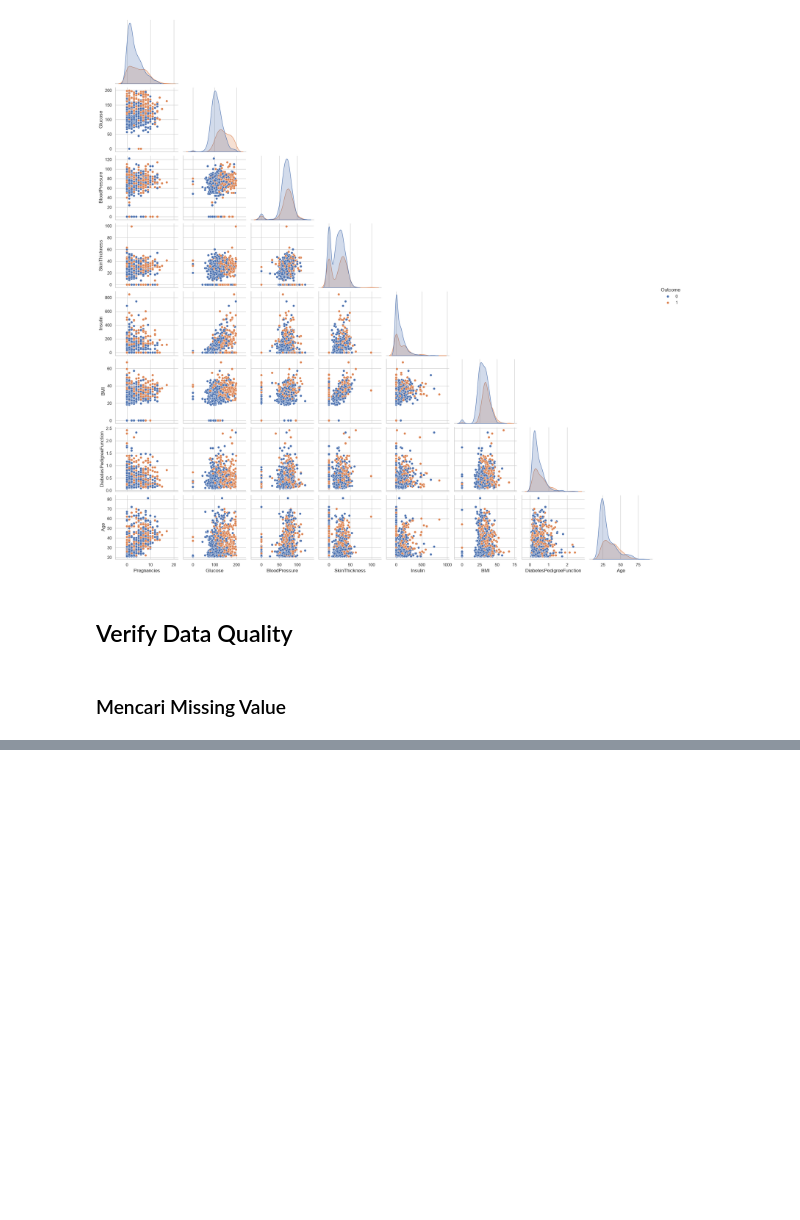
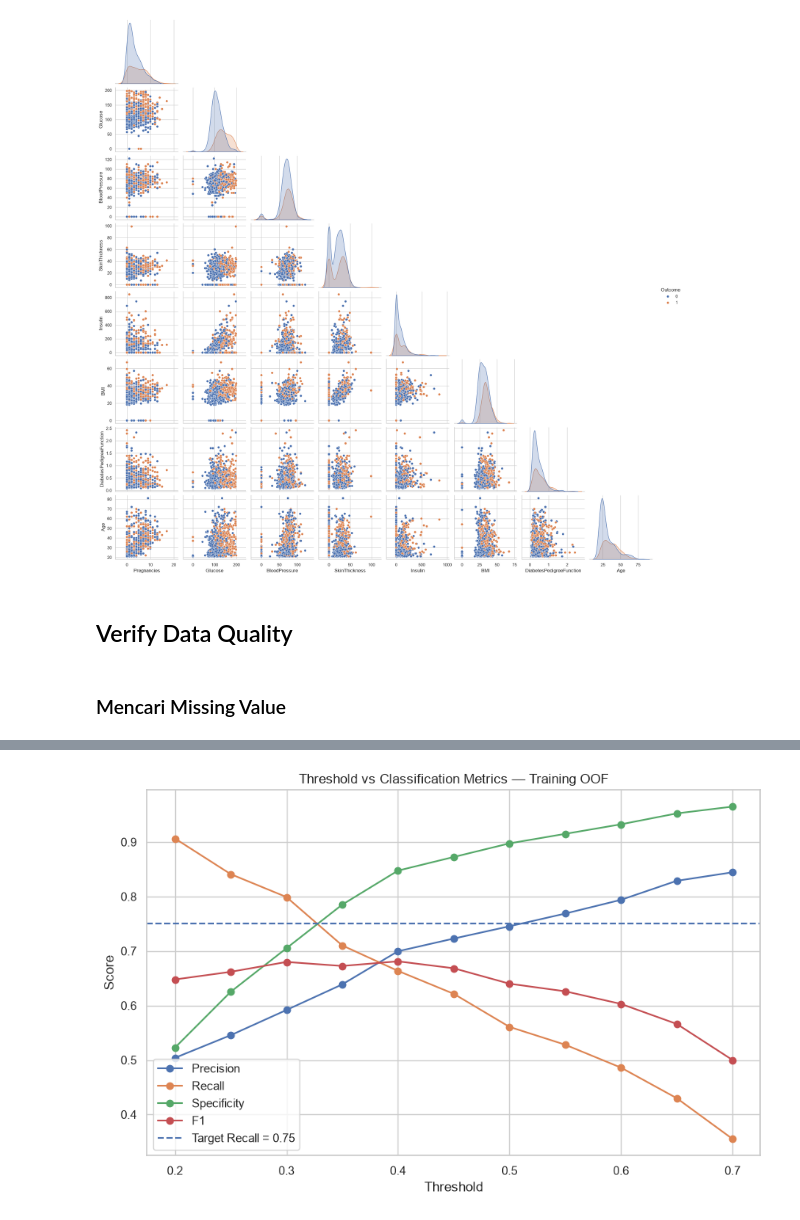
Before and after one commit to pinzii-maz/Prediksi-Risiko-Diabetes, a Jupyter notebook: Belajar Logistik Regresi.ipynb, the cells around one changed output, grey strips where cells are left out. Drawn from its saved outputs; the diff is of its cells as text; code cells hidden in the pictures; blank space fills up the shorter version.

Commit message:
Memperbaiki modeling dan evaluasi modeling

```diff
--- a/Belajar Logistik Regresi.ipynb
+++ b/Belajar Logistik Regresi.ipynb
@@ -1080,0 +333,8 @@ Tidak Diabetes       0.87      0.68      0.76       100
+# %%
+X = data.drop(columns="Outcome")
+y = data["Outcome"]
+
+print("Shape X:", X.shape)
+print("Shape y:", y.shape)
+print("\nFeatures:")
+print(X.columns.tolist())
@@ -1080,0 +461,20 @@ Tidak Diabetes       0.87      0.68      0.76       100
+# %%
+param_grid = {
+    "logistic__C": [0.01, 0.1, 1, 10, 100]
+}
+
+grid_search = GridSearchCV(
+    estimator=pipeline_lr,
+    param_grid=param_grid,
+    scoring="roc_auc",
+    cv=cv,
+    n_jobs=-1,
+    return_train_score=True
+)
+
+grid_search.fit(X_train, y_train)
+
+print("Best Parameters :", grid_search.best_params_)
+print(f"Best CV ROC-AUC : {grid_search.best_score_:.4f}")
+
+best_model = grid_search.best_estimator_
@@ -1080,0 +544,19 @@ Tidak Diabetes       0.87      0.68      0.76       100
+# %%
+plt.figure(figsize=(10, 6))
+
+for metric in ["Precision", "Recall", "Specificity", "F1"]:
+    plt.plot(
+        threshold_df["Threshold"],
+        threshold_df[metric],
+        marker="o",
+        label=metric
+    )
+
+plt.axhline(0.75, linestyle="--", label="Target Recall = 0.75")
+plt.xlabel("Threshold")
+plt.ylabel("Score")
+plt.title("Threshold vs Classification Metrics — Training OOF")
+plt.legend()
+plt.show()
+# %% [output]
+[figure, added]
```
Also changed, not shown: parts of 82 cells of this notebook.
